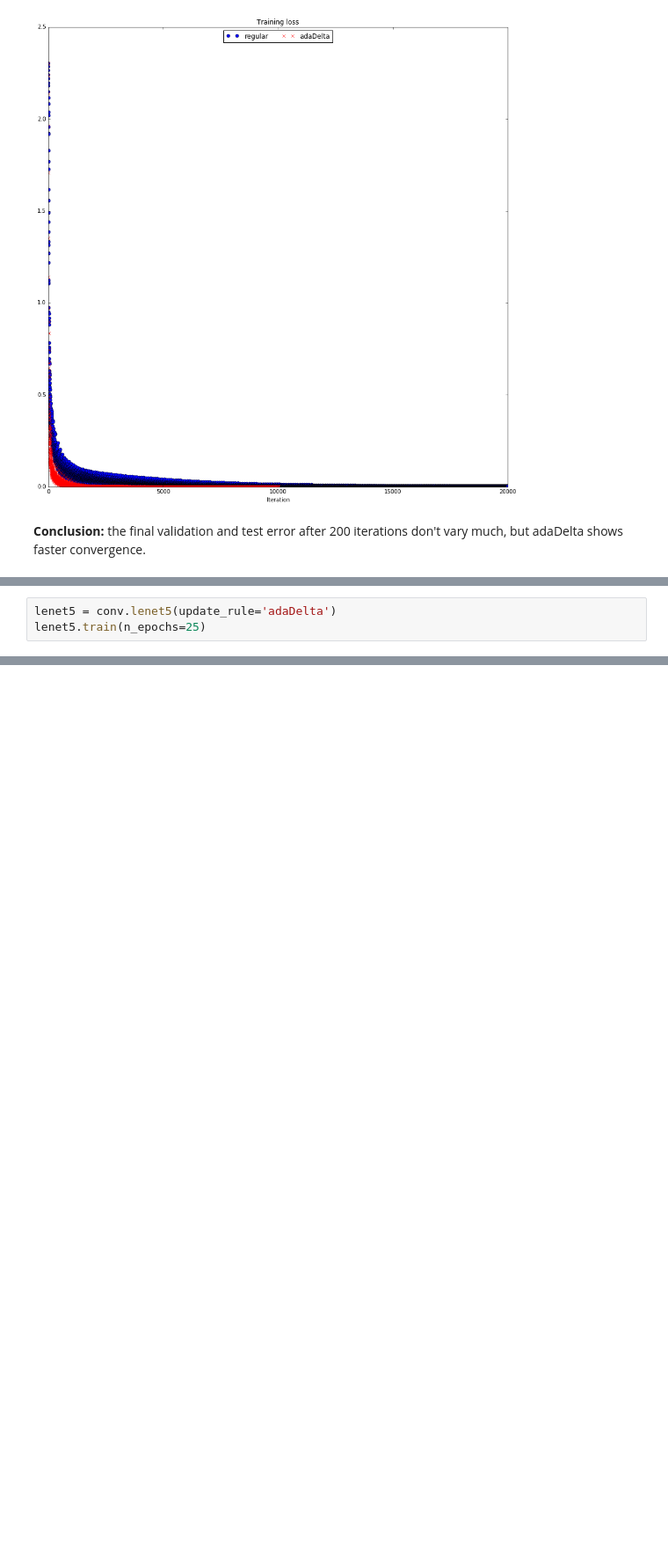
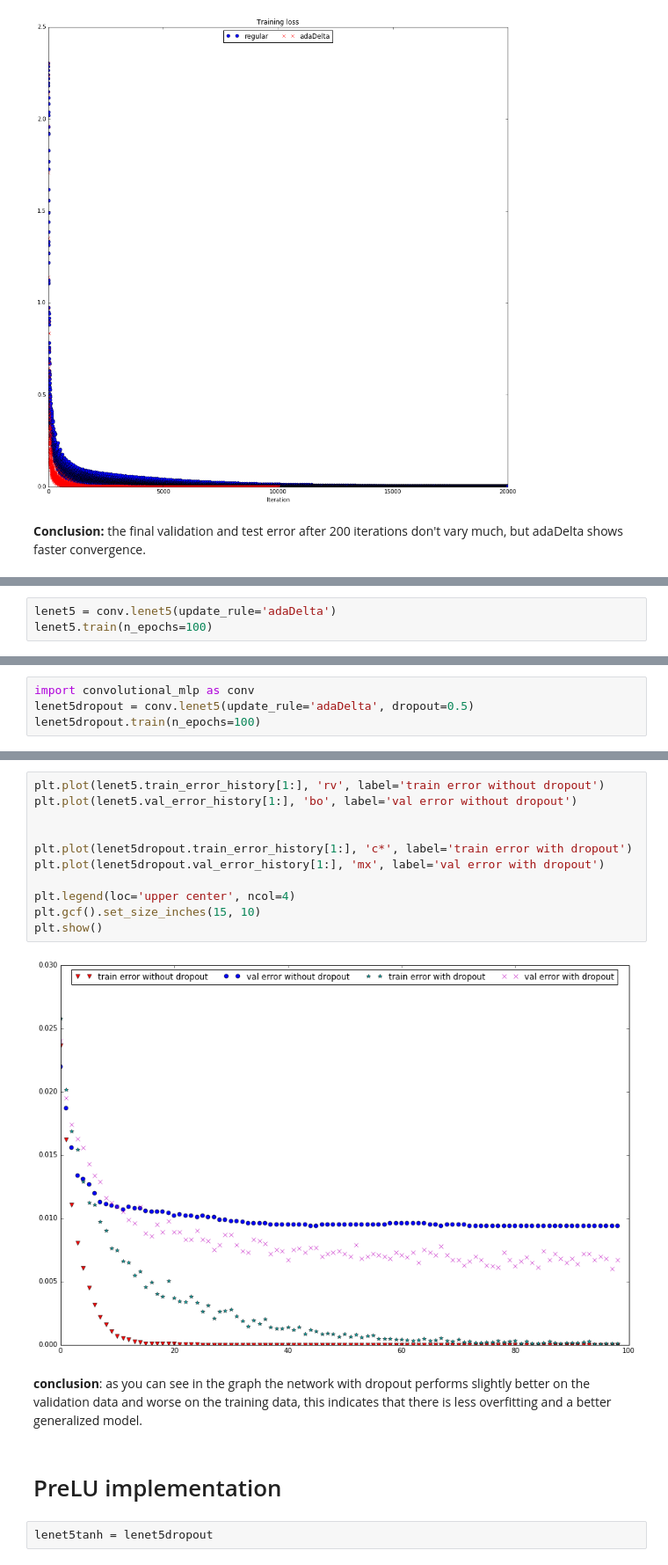
Before and after one commit to daviddemeij/scyfer-challenge, a Jupyter notebook: scyfer-challenge.ipynb, the cells around one changed output, grey strips where cells are left out. Shown: that part at 88% size. Cells and saved outputs as stored; diff of their text form; blank space fills up the shorter version.

Commit message:
scyfer challenge implemented dropout and PreLU

```diff
--- a/scyfer-challenge.ipynb
+++ b/scyfer-challenge.ipynb
@@ -50,6 +60,6 @@ Best validation score of 0.940000 % obtained at iteration 4600, with test perfor
 # %%
 lenet5 = conv.lenet5(update_rule='adaDelta')
-lenet5.train(n_epochs=25)
+lenet5.train(n_epochs=100)
 # %% [output]
 ... loading data
 ... building the model
@@ -62,0 +82,4 @@ plt.plot(lenet5.val_error_history, 'bo', label='validation error')
+# %%
+import convolutional_mlp as conv
+lenet5dropout = conv.lenet5(update_rule='adaDelta', dropout=0.5)
+lenet5dropout.train(n_epochs=100)
@@ -62,0 +105,19 @@ plt.plot(lenet5.val_error_history, 'bo', label='validation error')
+# %%
+plt.plot(lenet5.train_error_history[1:], 'rv', label='train error without dropout')
+plt.plot(lenet5.val_error_history[1:], 'bo', label='val error without dropout')
+
+
+plt.plot(lenet5dropout.train_error_history[1:], 'c*', label='train error with dropout')
+plt.plot(lenet5dropout.val_error_history[1:], 'mx', label='val error with dropout')
+
+plt.legend(loc='upper center', ncol=4)
+plt.gcf().set_size_inches(15, 10)
+plt.show()
+# %% [output]
+[figure, added]
+# %% [markdown]
+**conclusion**: as you can see in the graph the network with dropout performs slightly better on the validation data and worse on the training data, this indicates that there is less overfitting and a better generalized model.
+# %% [markdown]
+# PreLU implementation
+# %%
+lenet5tanh = lenet5dropout
```
Also changed, not shown: parts of 12 cells of this notebook, 3 other files.
